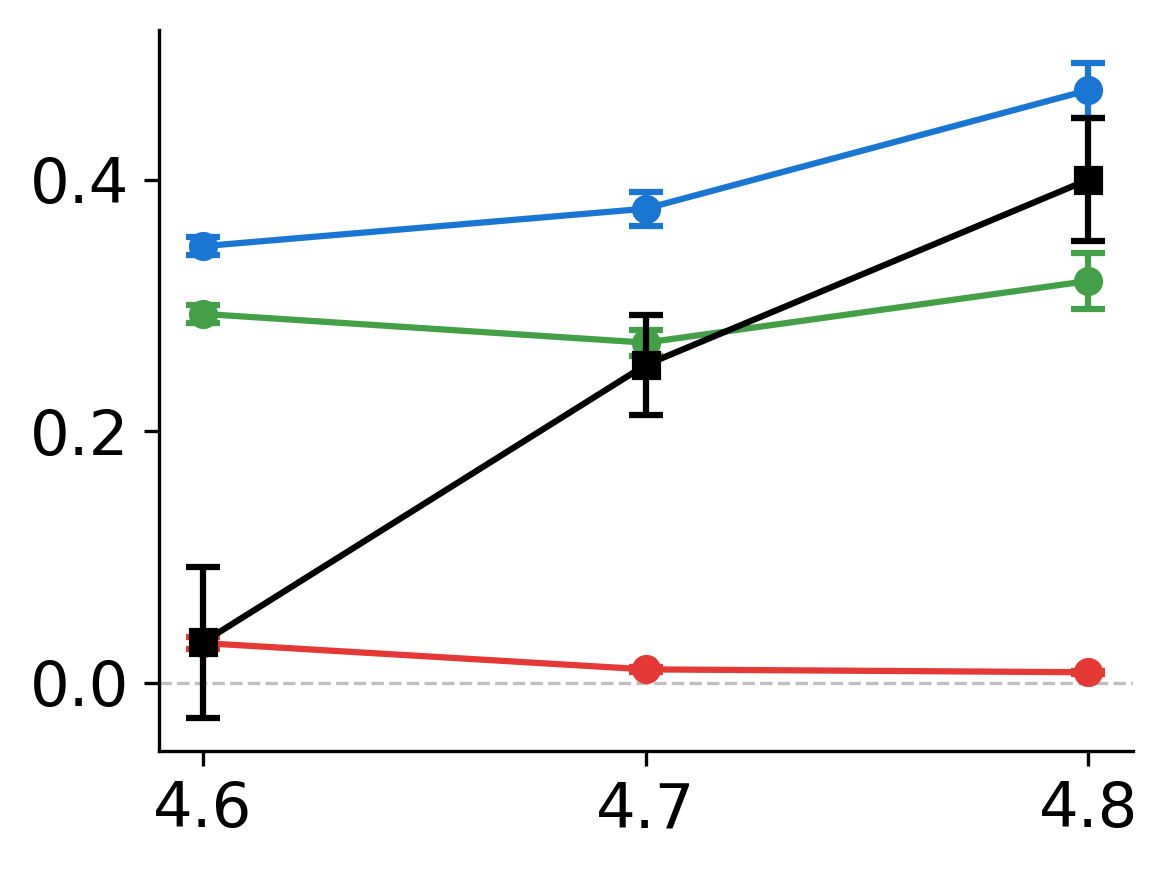
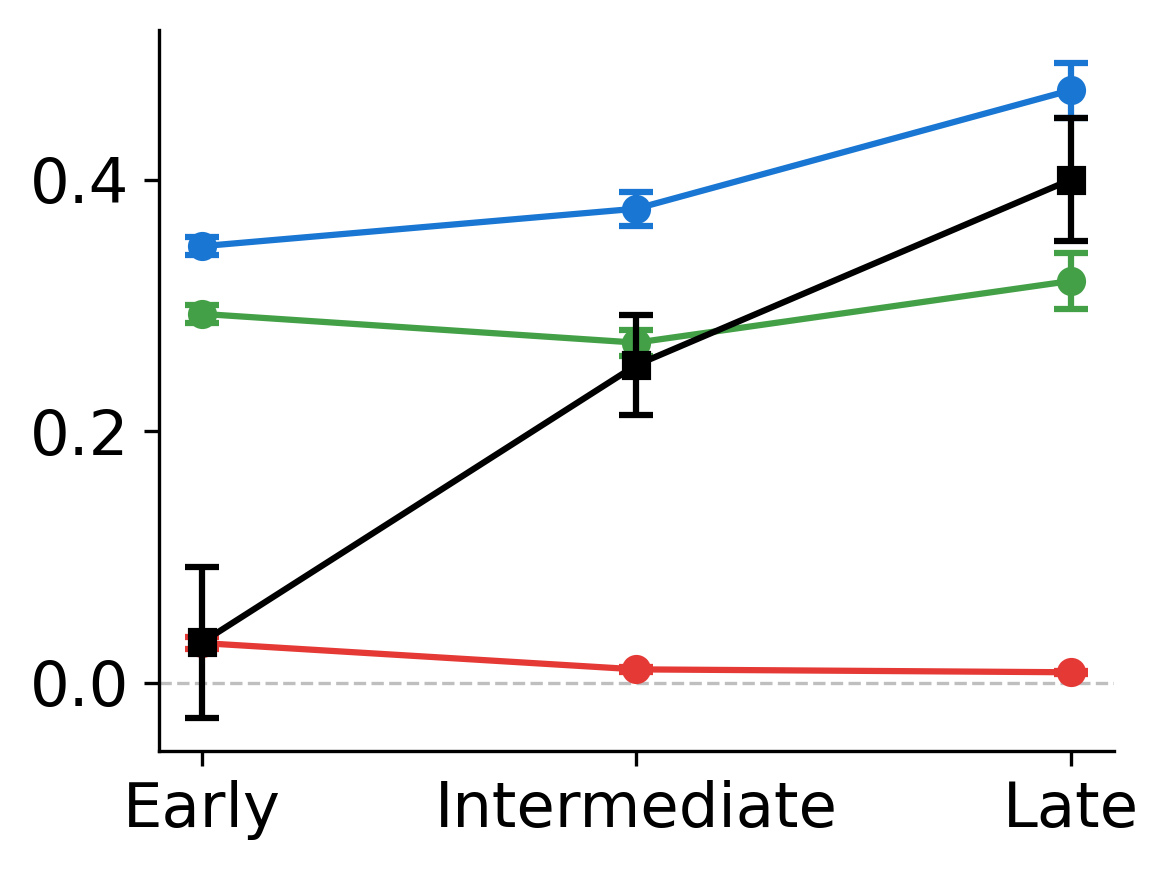
The notebook cell's code change between the first figure and the second:
--- before
+++ after
@@ -10,4 +10,6 @@
 
 STAGES_TO_PLOT_STAY = ['4.6', '4.7', '4.8']
+# Display labels for the x-axis (data keys above stay numeric for filtering).
+STAGE_LABELS = ['Early', 'Intermediate', 'Late']
 MODELS_TO_PLOT_STAY = ['mf_p', 'mb_p', 'hyb_p']
 
@@ -80,5 +82,5 @@
     ax.set_xticks(np.arange(len(STAGES_TO_PLOT_STAY)))
     ax.tick_params(labelsize=15)
-    ax.set_xticklabels(STAGES_TO_PLOT_STAY)
+    ax.set_xticklabels(STAGE_LABELS)
     # ax.set_xlabel('Training stage')
     # ax.set_ylabel('Stay prob difference  (C1 − R1)')

Commit: update figures